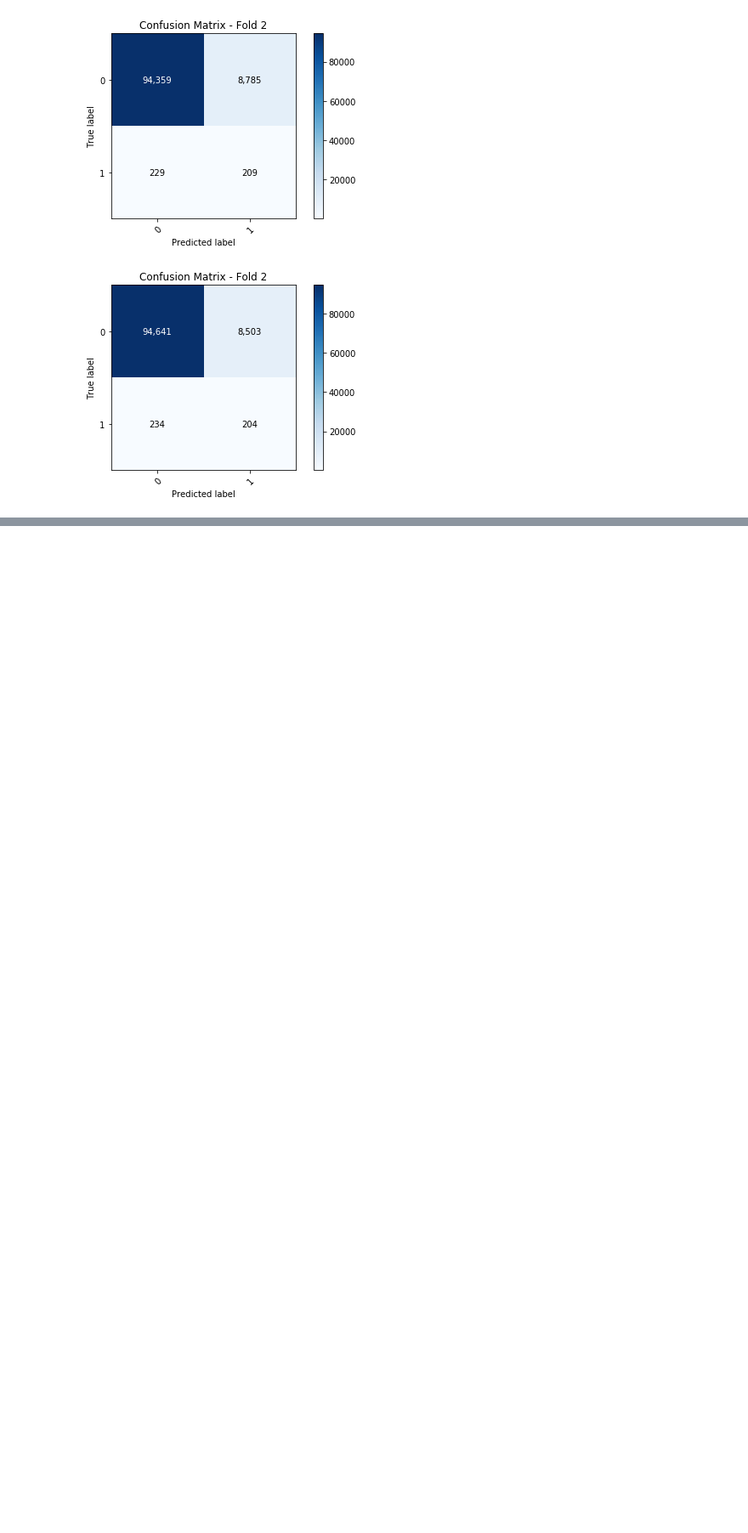
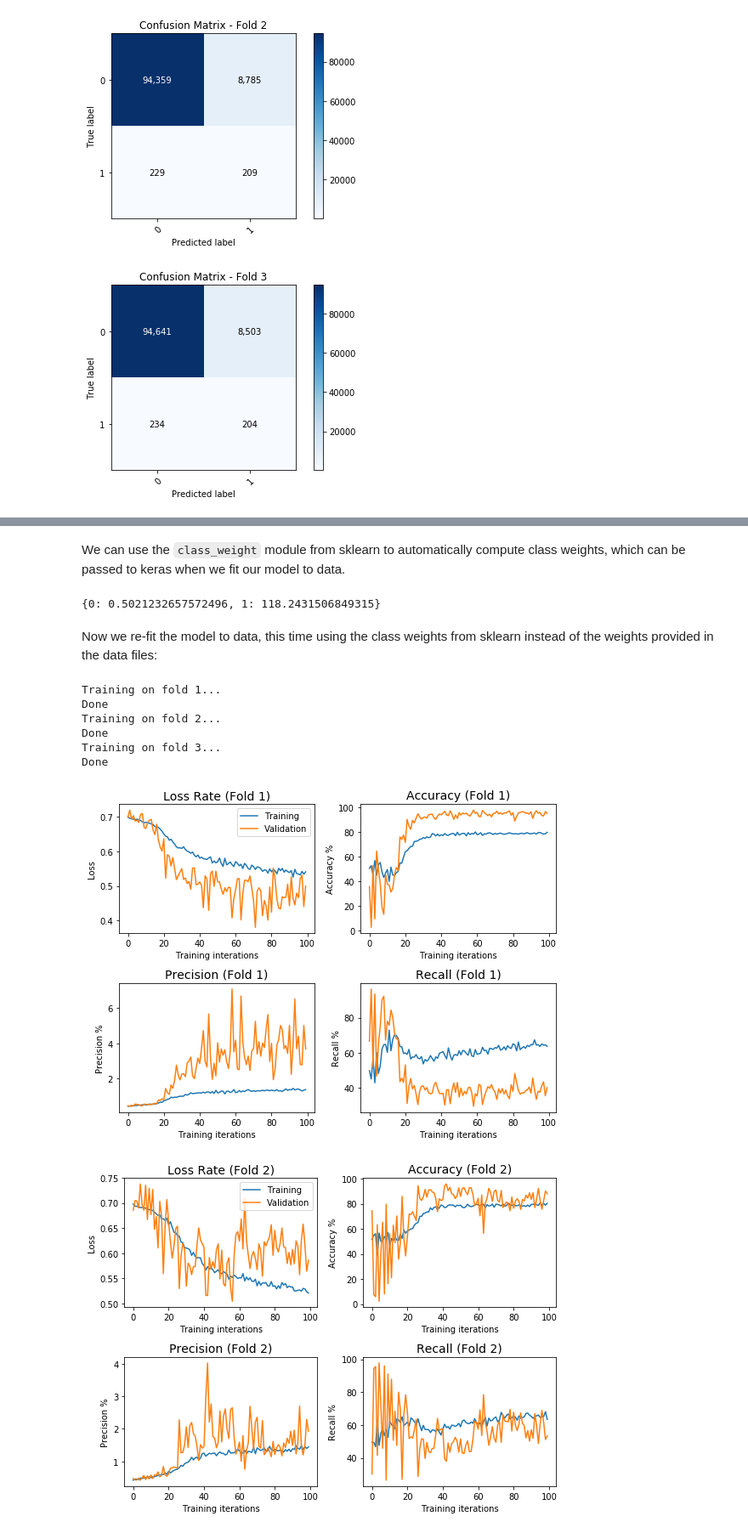
Before and after one commit to charlesreid1/deep-learning-genomics, a Jupyter notebook: keras_sklearn_cnn1d_dna_transcription.ipynb, the cells around one changed output, grey strips where cells are left out. Shown at 85% size. Cells and saved outputs as stored; diff of their text form; code cells hidden in the pictures; blank space fills up the shorter version.

```diff
--- a/keras_sklearn_cnn1d_dna_transcription.ipynb
+++ b/keras_sklearn_cnn1d_dna_transcription.ipynb
@@ -546,7 +547,7 @@ for ifold, (train_ix, test_ix) in enumerate(shuffle.split(X,y)):
 
     y_test_pred = np.round(y_test_pred)
 
-    ax = plot_confusion_matrix(y_test, y_test_pred, ['0','1'], title="Confusion Matrix - Fold %d"%(i+1))
+    ax = plot_confusion_matrix(y_test, y_test_pred, ['0','1'], title="Confusion Matrix - Fold %d"%(ifold+1))
 # %% [output]
 ---------------
 Fold 1:
@@ -641,0 +668,74 @@ Working on fold 3...
+# %% [markdown]
+We can use the `class_weight` module from sklearn to automatically compute class weights, which can be passed to keras when we fit our model to data.
+# %%
+from sklearn.utils import class_weight
+
+classes = np.unique(y_train)
+labels = np.squeeze(y_train)
+
+weights = class_weight.compute_class_weight('balanced',classes,labels)
+
+class_weights = {}
+for c,w in zip(classes,weights):
+    class_weights[c] = w
+print(class_weights)
+# %% [output]
+{0: 0.5021232657572496, 1: 118.2431506849315}
+# %% [markdown]
+Now we re-fit the model to data, this time using the class weights from sklearn instead of the weights provided in the data files:
+# %%
+n_epochs = 100
+n_fold = 3
+include_chromatin_data = True
+
+shuffle = StratifiedShuffleSplit(n_splits=n_fold,
+                                 train_size = 0.7,
+                                 test_size = 0.3,
+                                 random_state = seed)
+
+models2 = []
+fithists2 = []
+
+for ifold, (train_ix, test_ix) in enumerate(shuffle.split(X,y)):
+
+    X_train, X_test = X[train_ix], X[test_ix]
+    y_train, y_test = y[train_ix], y[test_ix]
+    chrom_train, chrom_test = np.squeeze(chromatin[train_ix]), np.squeeze(chromatin[test_ix])
+
+    print("Training on fold %d..."%(ifold+1))
+
+    model = create_chromatin()
+    hist = model.fit([X_train,chrom_train], y_train,
+                     class_weight = class_weights,
+                     batch_size = 1000,
+                     epochs = n_epochs,
+                     verbose = 0,
+                     validation_data=([X_test,chrom_test],y_test))
+
+    models2.append(model)
+    fithists2.append(hist)
+
+    print("Done")
+# %% [output]
+Training on fold 1...
+Done
+Training on fold 2...
+Done
+Training on fold 3...
+Done
+# %%
+for i in range(shuffle.get_n_splits()):
+
+    fig, [[ax1,ax2],[ax3,ax4]] = plt.subplots(2,2, figsize=(8,6))
+
+    loss_rate_plot(fithists2[i], ax1, legend=True, label="Fold %d"%(i+1))
+    accuracy_rate_plot(fithists2[i], ax2, label="Fold %d"%(i+1))
+    precision_rate_plot(fithists2[i], ax3, label="Fold %d"%(i+1))
+    recall_rate_plot(fithists2[i], ax4, label="Fold %d"%(i+1))
+
+    fig.tight_layout()
+
+plt.show()
+# %% [output]
+[figure, added]
+[figure, added]
```
Also changed, not shown: parts of 9 cells of this notebook.
